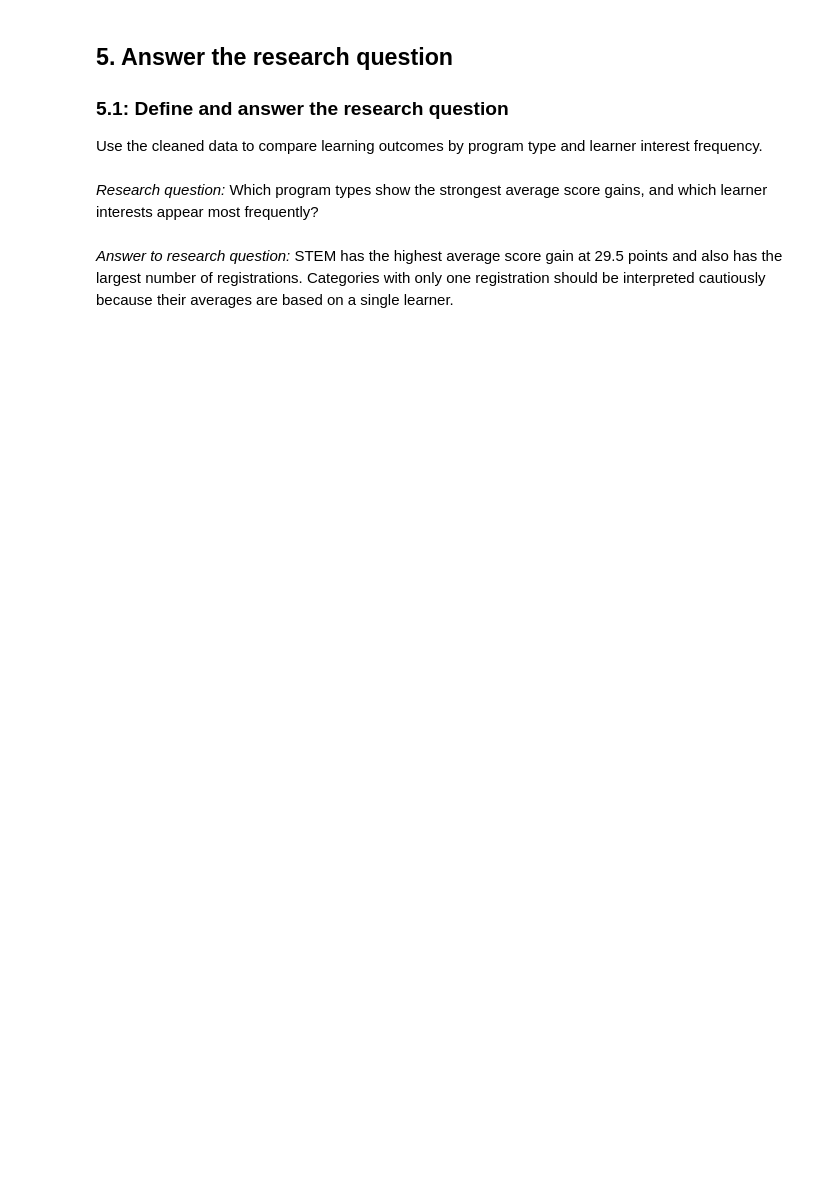
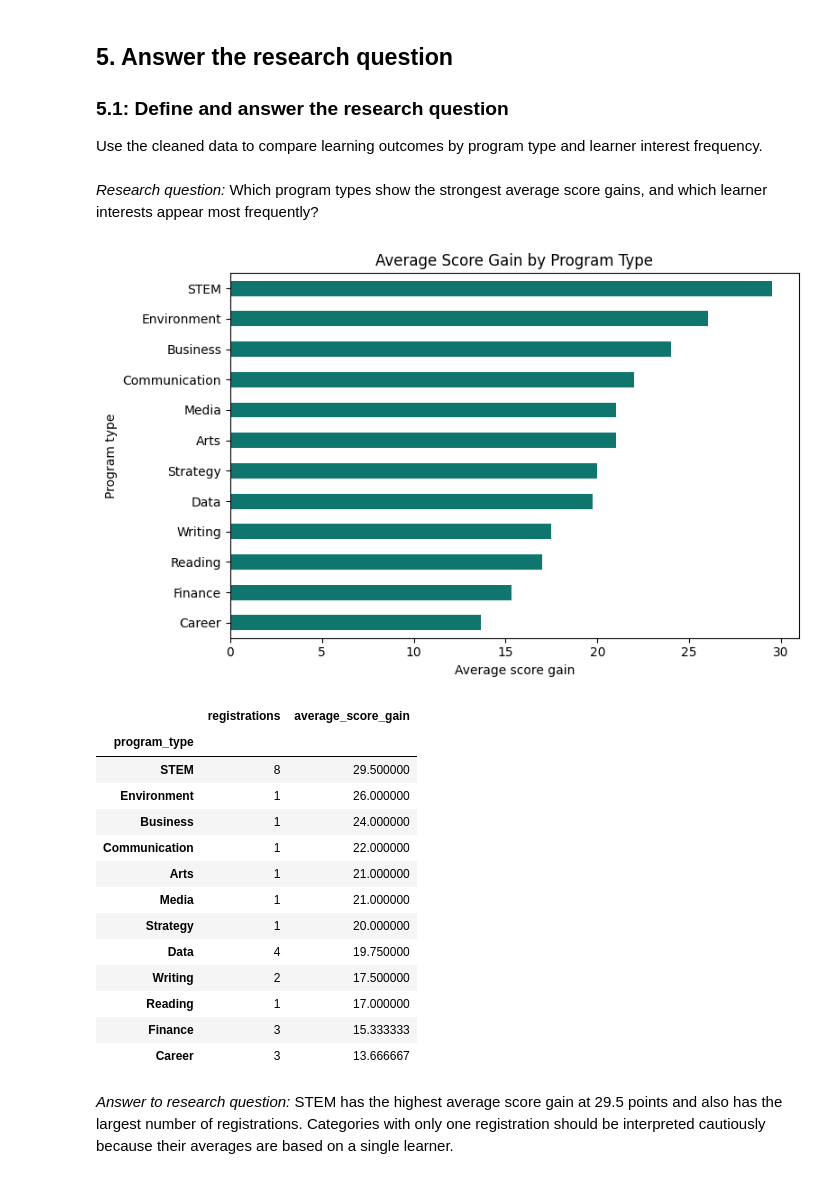
Before and after one commit to jaycode/udacity-accelerator-sessions, a Jupyter notebook: Real World Data Wrangling/Data_Wrangling_Project_Demo.ipynb, the cells around one changed output. Cells and saved outputs as stored; diff of their text form; code cells hidden in the pictures; blank space fills up the shorter version.

```diff
--- a/Real World Data Wrangling/Data_Wrangling_Project_Demo.ipynb
+++ b/Real World Data Wrangling/Data_Wrangling_Project_Demo.ipynb
@@ -295,12 +408,11 @@ The merge audit column is useful for validation but is not needed in the final d
 # %%
-# Finalize the combined datasets used for storage and analysis.
+# Finalize both output grains from the single validated merge.
 final_dataset = merged.drop(columns="_merge").copy()
-
-registration_level = programs_clean.merge(
-    branches_clean,
-    on="branch_id",
-    how="left",
-    validate="many_to_one",
+registration_level = (
+    final_dataset
+    .drop(columns=["interest_id", "interest"])
+    .drop_duplicates(subset="registration_id")
+    .copy()
 )
 
 print("Registration-level shape:", registration_level.shape)
@@ -329,36 +447,53 @@ Use the cleaned data to compare learning outcomes by program type and learner in
 *Research question:* Which program types show the strongest average score gains, and which learner interests appear most frequently?
 # %%
 # Visual 1: average score gain by program type.
-registration_level["score_gain"] = (
-    registration_level["post_score"] - registration_level["pre_score"]
+registration_analysis = registration_level.assign(
+    score_gain=(
+        registration_level["post_score"]
+        - registration_level["pre_score"]
+    )
 )
 program_type_summary = (
-    registration_level.groupby("program_type")
+    registration_analysis.groupby("program_type")
     .agg(
         registrations=("registration_id", "count"),
         average_score_gain=("score_gain", "mean"),
     )
     .sort_values("average_score_gain", ascending=True)
 )
 
-if plt is None:
-    print("Install matplotlib to display Visual 1.")
-else:
-    ax = program_type_summary["average_score_gain"].plot(
-        kind="barh",
-        figsize=(8, 5),
-        color="#0F766E",
-    )
-    ax.set_title("Average Score Gain by Program Type")
-    ax.set_xlabel("Average score gain")
-    ax.set_ylabel("Program type")
-    plt.tight_layout()
-    plt.show()
+
+ax = program_type_summary["average_score_gain"].plot(
+    kind="barh",
+    figsize=(8, 5),
+    color="#0F766E",
+)
+ax.set_title("Average Score Gain by Program Type")
+ax.set_xlabel("Average score gain")
+ax.set_ylabel("Program type")
+plt.tight_layout()
+plt.show()
 
 program_type_summary.sort_values(
     "average_score_gain",
     ascending=False,
 )
+# %% [output]
+[figure, added]
+|  | registrations | average_score_gain |
+| program_type |  |  |
+| STEM | 8 | 29.500000 |
+| Environment | 1 | 26.000000 |
+| Business | 1 | 24.000000 |
+| Communication | 1 | 22.000000 |
+| Arts | 1 | 21.000000 |
+| Media | 1 | 21.000000 |
+| Strategy | 1 | 20.000000 |
+| Data | 4 | 19.750000 |
+| Writing | 2 | 17.500000 |
+| Reading | 1 | 17.000000 |
+| Finance | 3 | 15.333333 |
+| Career | 3 | 13.666667 |
 # %% [markdown]
 *Answer to research question:* STEM has the highest average score gain at 29.5 points and also has the largest number of registrations. Categories with only one registration should be interpreted cautiously because their averages are based on a single learner.
 # %%
```
Also changed, not shown: parts of 33 cells of this notebook, 4 other files.
